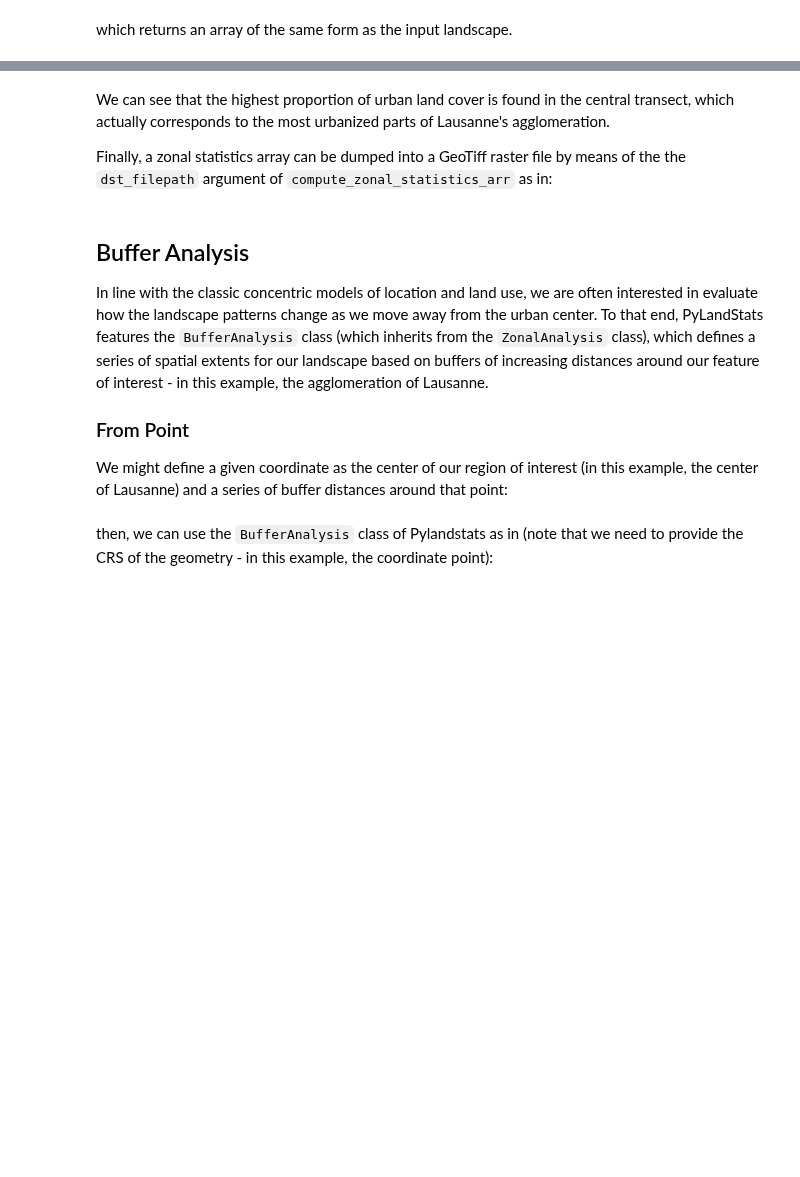
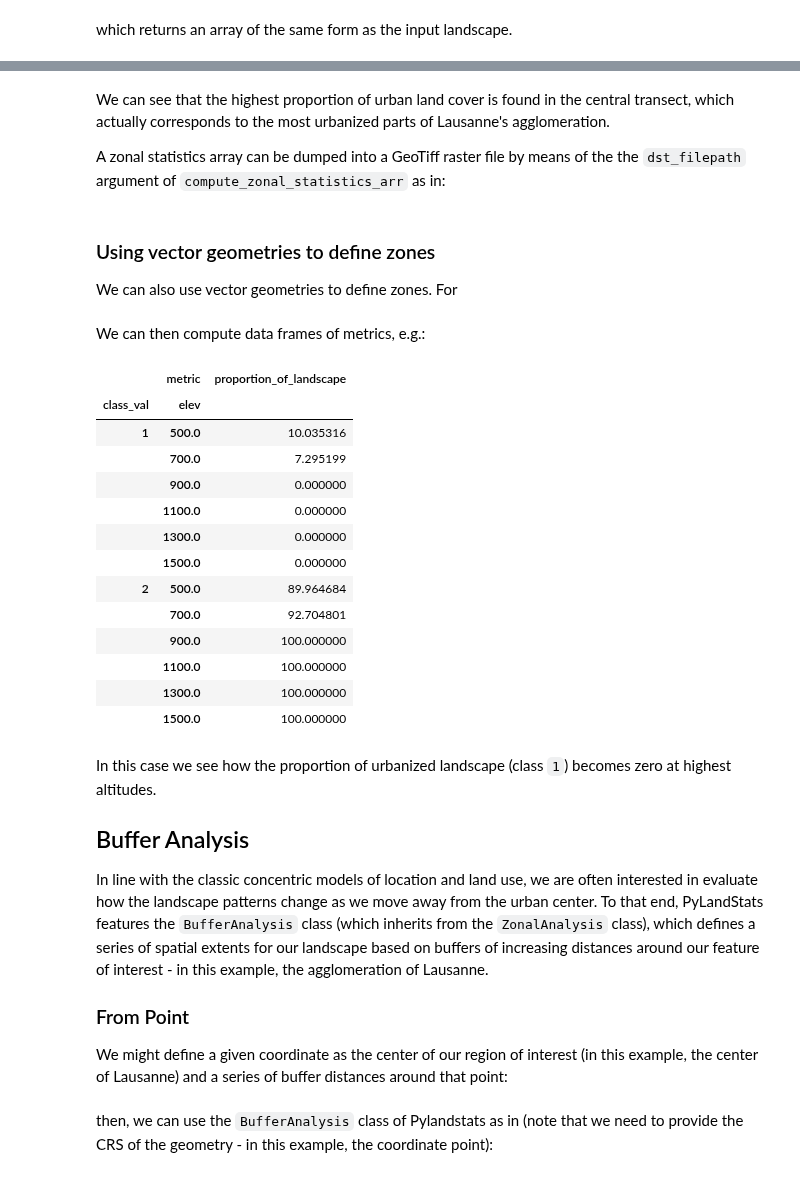
Before and after one commit to martibosch/pylandstats-notebooks, a Jupyter notebook: notebooks/03-zonal-analysis.ipynb, the cells around one changed output, grey strips where cells are left out. Cells and saved outputs as stored; diff of their text form; code cells hidden in the pictures; blank space fills up the shorter version.

```diff
--- a/notebooks/03-zonal-analysis.ipynb
+++ b/notebooks/03-zonal-analysis.ipynb
@@ -130,12 +134,46 @@ plt.colorbar()
 # %% [markdown]
 We can see that the highest proportion of urban land cover is found in the central transect, which actually corresponds to the most urbanized parts of Lausanne's agglomeration.
 
-Finally, a zonal statistics array can be dumped into a GeoTiff raster file by means of the the `dst_filepath` argument of `compute_zonal_statistics_arr` as in:
+A zonal statistics array can be dumped into a GeoTiff raster file by means of the the `dst_filepath` argument of `compute_zonal_statistics_arr` as in:
 # %%
 _ = za.compute_zonal_statistics_arr('proportion_of_landscape',
                                     class_val=URBAN_CLASS_VAL,
                                     dst_filepath='pland-transects.tif')
+# %% [markdown]
+### Using vector geometries to define zones
+
+We can also use vector geometries to define zones. For
+# %%
+import geopandas as gpd
+
+dem_filepath = '../data/dem/dem.shp'
+
+za = pls.ZonalAnalysis(input_filepath,
+                       masks=dem_filepath,
+                       masks_index_col='elev')
+# %% [markdown]
+We can then compute data frames of metrics, e.g.:
+# %%
+class_metrics_df = za.compute_class_metrics_df(metrics=['proportion_of_landscape'])
+class_metrics_df
+# %% [output]
+|  | metric | proportion_of_landscape |
+| class_val | elev |  |
+| 1 | 500.0 | 10.035316 |
+|  | 700.0 | 7.295199 |
+|  | 900.0 | 0.000000 |
+|  | 1100.0 | 0.000000 |
+|  | 1300.0 | 0.000000 |
+|  | 1500.0 | 0.000000 |
+| 2 | 500.0 | 89.964684 |
+|  | 700.0 | 92.704801 |
+|  | 900.0 | 100.000000 |
+|  | 1100.0 | 100.000000 |
+|  | 1300.0 | 100.000000 |
+|  | 1500.0 | 100.000000 |
 # %% [markdown]
+In this case we see how the proportion of urbanized landscape (class `1`) becomes zero at highest altitudes.
+
 ## Buffer Analysis
 
 In line with the classic concentric models of location and land use, we are often interested in evaluate how the landscape patterns change as we move away from the urban center. To that end, PyLandStats features the `BufferAnalysis` class (which inherits from the `ZonalAnalysis` class), which defines a series of spatial extents for our landscape based on buffers of increasing distances around our feature of interest - in this example, the agglomeration of Lausanne.
```
Also changed, not shown: parts of 24 cells of this notebook, 9 other files.
